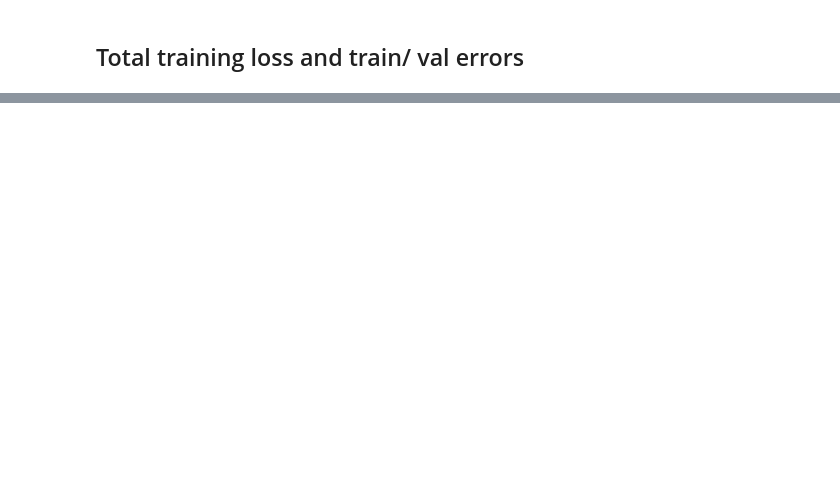
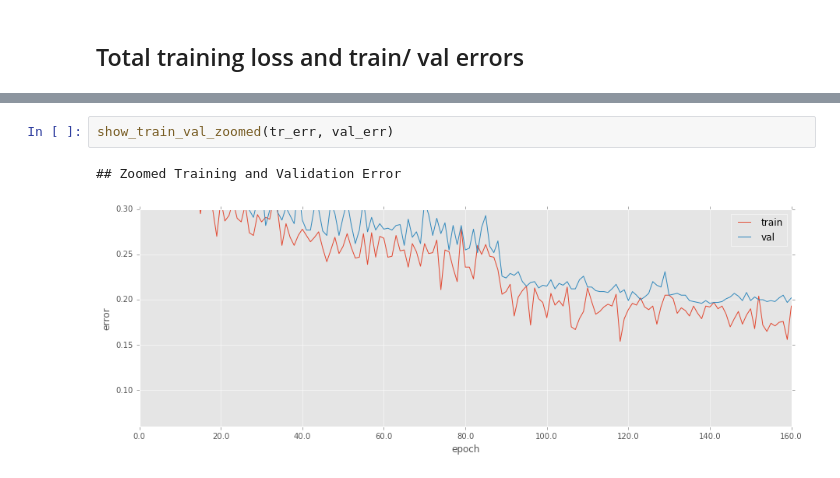
Before and after one commit to KEVINLEE315/deep-residual-networks-pyfunt, a Jupyter notebook: ResNet.ipynb, the cells around one changed output, grey strips where cells are left out. Saved outputs shown, nothing was run; the diff lists cells and outputs as text; blank space fills up the shorter version.

```diff
--- a/ResNet.ipynb
+++ b/ResNet.ipynb
@@ -317,0 +154,5 @@ plt.imshow(grid.astype('uint8'))
+# %%
+show_train_val_zoomed(tr_err, val_err)
+# %% [output]
+## Zoomed Training and Validation Error
+[figure, added]
```
Also changed, not shown: parts of 73 cells of this notebook.
